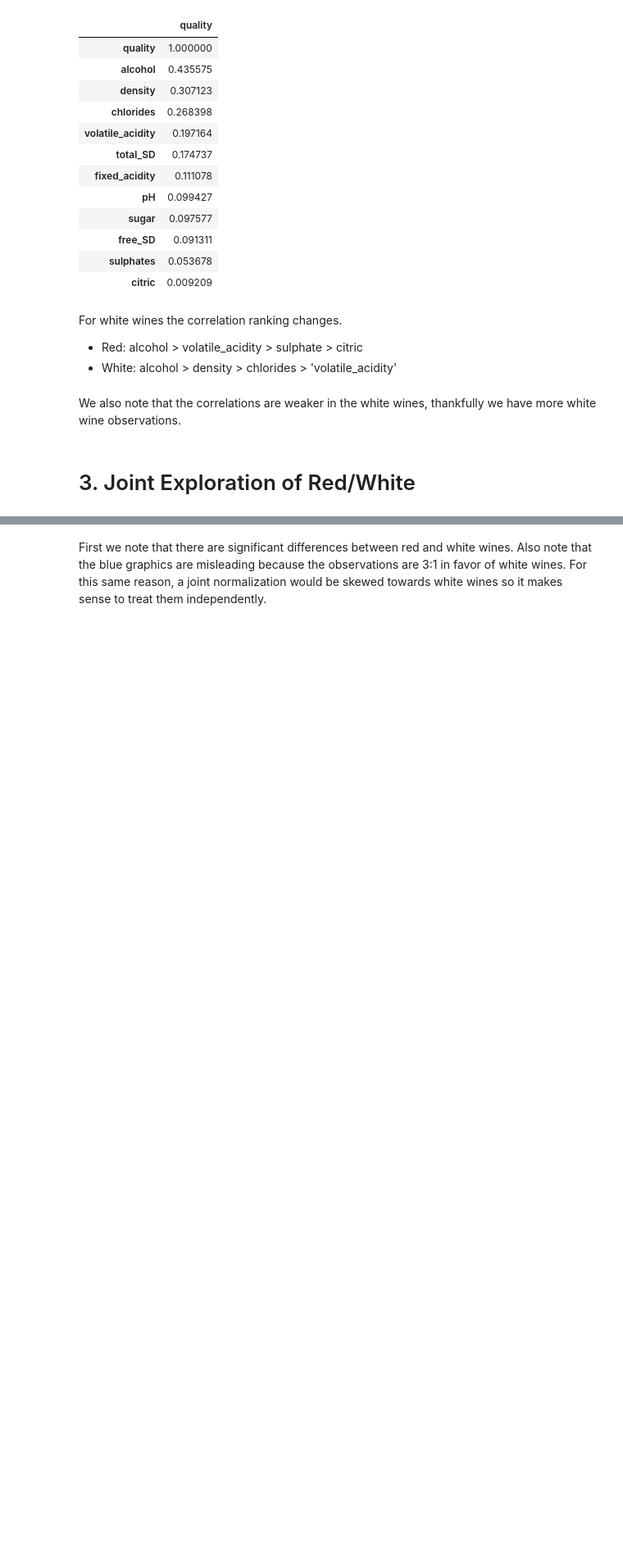
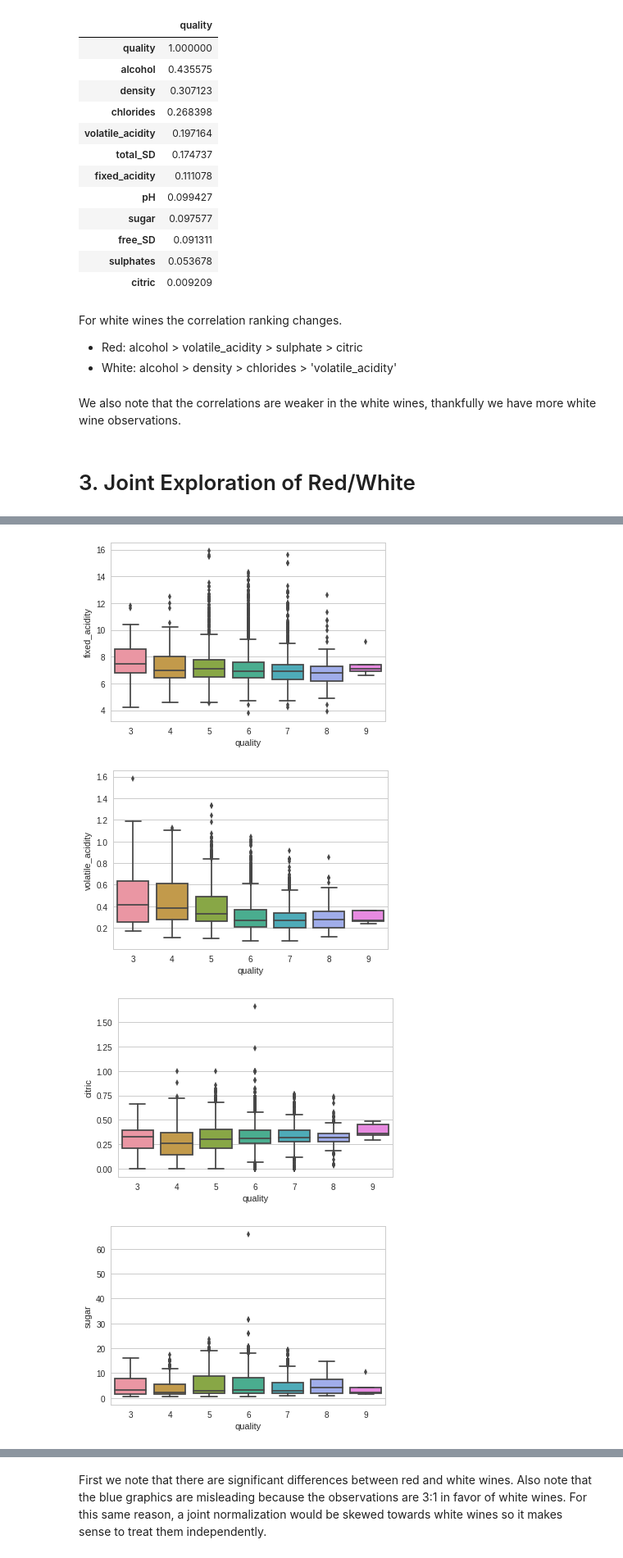
Before and after one commit to rcolomina/wine-challenge, a Jupyter notebook: Exploratory Analysis.ipynb, the cells around one changed output, grey strips where cells are left out. Shown at 82% size. Cells and saved outputs as stored; diff of their text form; code cells hidden in the pictures; blank space fills up the shorter version.

```diff
--- a/Exploratory Analysis.ipynb
+++ b/Exploratory Analysis.ipynb
@@ -528 +519,14 @@ for name in wine_original.columns[:-1]:
 ValueError: Neither the `x` nor `y` variable appears to be numeric.
+# %%
+for name in wine_original.columns[:-1]:
+    ax = sns.boxplot(x="quality", y=name, data=wine_original)
+    #red_box = ax.artists[0]
+    #white_box = ax.artists[1]
+    #red_box.set_facecolor('m')
+    #white_box.set_facecolor('y')
+    plt.show()
+# %% [output]
+[figure, added]
+[figure, added]
+[figure, added]
+[figure, added]
```
Also changed, not shown: parts of 9 cells of this notebook, 5 other files.
